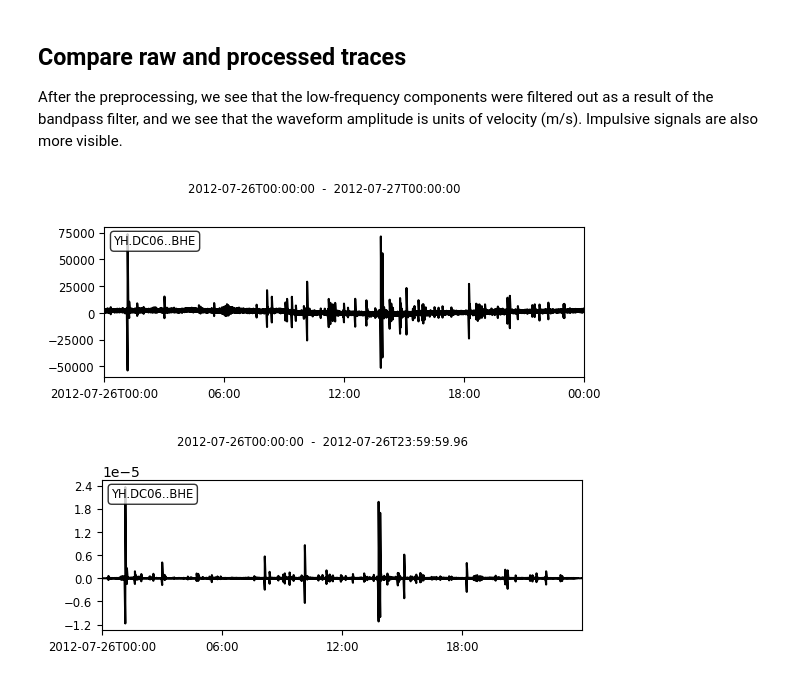
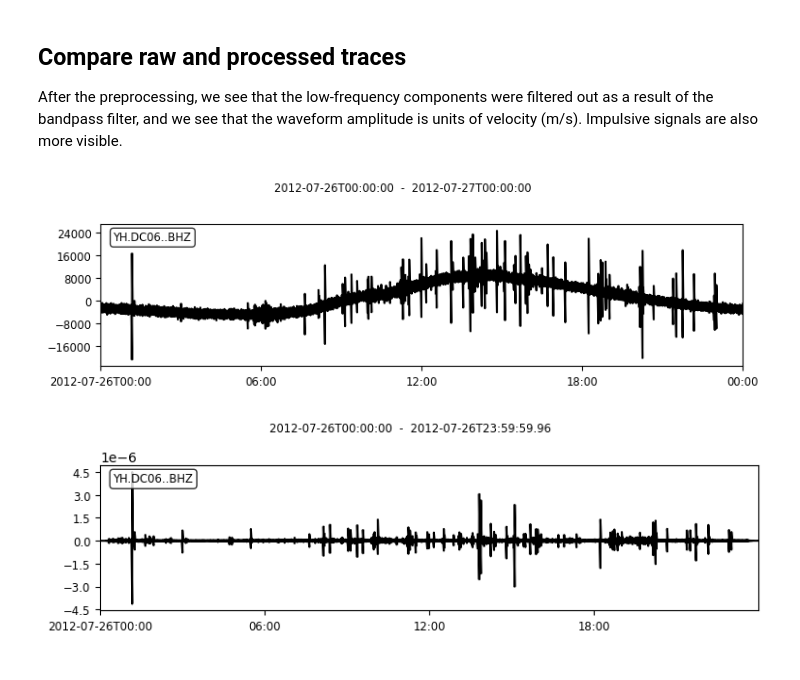
Before and after one commit to ebeauce/beampower, a Jupyter notebook: notebooks/1_preprocess.ipynb, the cells around one changed output. Saved outputs shown, nothing was run; the diff lists cells and outputs as text; code cells hidden in the pictures.

```diff
--- a/notebooks/1_preprocess.ipynb
+++ b/notebooks/1_preprocess.ipynb
@@ -54,7 +54,7 @@ plt.gcf().set_facecolor('w')
 The next cell loads every waveform and applies the preprocessing workflow, which includes detrending individual segments, filling gaps over the entire day, synchronizing the traces on the requested start and end times, resampling at the target sampling rate and removing the instrument gain. This cell runs in about 3 minutes on a desktop machine.
 # %%
 TARGET_SAMPLING_RATE = 25.0
-MAX_SEGMENTS = 10
+MINIMUM_CHUNK_DURATION_SEC = 1800.
 FREQ_MIN = 2.0
 FREQ_MAX = 12.0
 TAPER_PERCENT = 0.02
@@ -70,6 +70,13 @@ for filepath_waveform in tqdm.tqdm(filepaths_raw, desc="Processing data"):
 
     # Split trace into segments to process them individually
     stream = trace.split()
+    for chunk in stream:
+        t1 = obspy.UTCDateTime(chunk.stats.starttime.timestamp)
+        t2 = obspy.UTCDateTime(chunk.stats.endtime.timestamp)
+        if t2 - t1 < MINIMUM_CHUNK_DURATION_SEC:
+            # don't include this chunk
+            stream.remove(chunk)
+
 
     # Apply detrend on segments
     stream.detrend("constant")
@@ -114,14 +121,14 @@ for filepath_waveform in tqdm.tqdm(filepaths_raw, desc="Processing data"):
 After the preprocessing, we see that the low-frequency components were filtered out as a result of the bandpass filter, and we see that the waveform amplitude is units of velocity (m/s). Impulsive signals are also more visible.
 # %%
 # Get a file to read
-filepath_raw = filepaths_raw[0]
+filepath_raw = filepaths_raw[2]
 filename_raw = os.path.basename(filepath_raw)
 filepath_processed = os.path.join(DIRPATH_PROCESSED, filename_raw)
 
 # Loop over cases and show
 for filepath in (filepath_raw, filepath_processed):
     stream = obspy.read(filepath)
-    stream.plot(size=(600, 250), show=True)
+    stream.plot(figsize=(12, 6), show=True)
 # %% [output]
-[figure, old version]
+[figure, new version]
-[figure, old version]
+[figure, new version]
```
Also changed, not shown: parts of 2 cells of this notebook, 2 other files.
